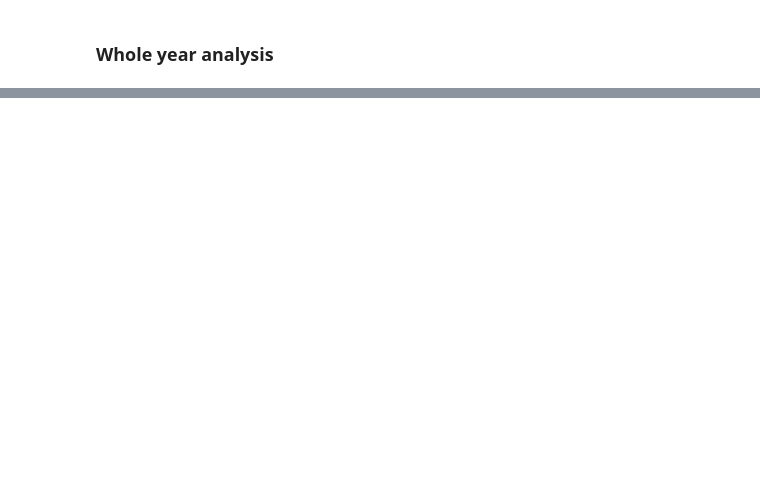
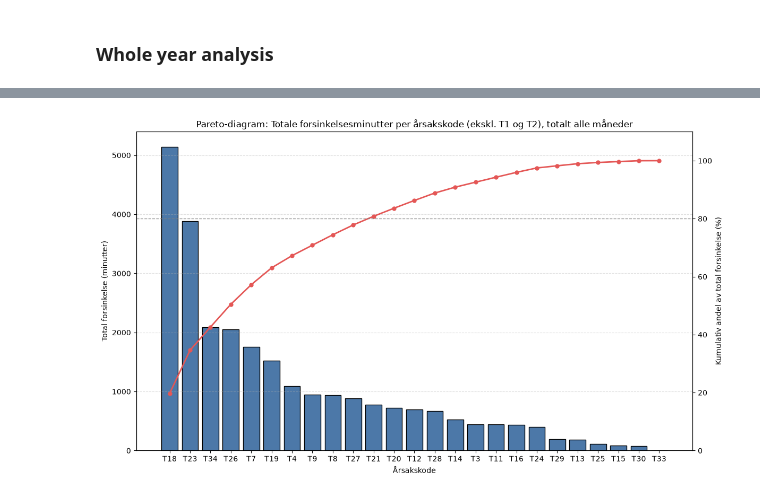
Before and after one commit to KriStrom/masteroppgave26SixSigmaDataanalyse, a Jupyter notebook: 02_analyze_phase/analysis.ipynb, the cells around one changed output, grey strips where cells are left out. Saved outputs shown, nothing was run; the diff lists cells and outputs as text; code cells hidden in the pictures; blank space fills up the shorter version.

```diff
--- a/02_analyze_phase/analysis.ipynb
+++ b/02_analyze_phase/analysis.ipynb
@@ -324,0 +472,89 @@ T33      0.1
+# %%
+code_col = "Årsakskode - terminal (kode)"
+delay_col = "Forsinkelse - terminal"
+
+# Create a working copy
+df_forsinkelse = df_aarsakskodeliste.copy()
+
+# Ensure the delay column is numeric
+df_forsinkelse[delay_col] = pd.to_numeric(
+    df_forsinkelse[delay_col],
+    errors="coerce"
+)
+
+# Keep only rows with a valid code and non-negative delay
+df_forsinkelse = df_forsinkelse[
+    df_forsinkelse[code_col].notna()
+    & df_forsinkelse[delay_col].notna()
+    & (df_forsinkelse[delay_col] >= 0)
+].copy()
+
+# Aggregate total delay per cause code
+delay_by_code = (
+    df_forsinkelse
+    .groupby(code_col)[delay_col]
+    .sum()
+    .sort_values(ascending=False)
+)
+
+# Total positive delay across all included codes
+total_delay = delay_by_code.sum()
+
+# Percentage and cumulative percentage
+share_pct = (delay_by_code / total_delay) * 100
+cum_pct = share_pct.cumsum()
+
+# Pareto diagram
+fig, ax1 = plt.subplots(figsize=(12, 7))
+
+ax1.bar(
+    delay_by_code.index,
+    delay_by_code.values,
+    color="#4C78A8",
+    edgecolor="black"
+)
+
+ax1.set_title(
+    "Pareto-diagram: Totale forsinkelsesminutter per årsakskode (ekskl. T1 og T2), totalt alle måneder"
+)
+ax1.set_xlabel("Årsakskode")
+ax1.set_ylabel("Total forsinkelse (minutter)")
+ax1.grid(axis="y", linestyle="--", alpha=0.4)
+
+# Cumulative percentage line
+ax2 = ax1.twinx()
+ax2.plot(
+    delay_by_code.index,
+    cum_pct.values,
+    color="#E45756",
+    marker="o",
+    linewidth=2,
+    markersize=5
+)
+
+ax2.set_ylabel("Kumulativ andel av total forsinkelse (%)")
+ax2.set_ylim(0, 110)
+ax2.axhline(
+    80,
+    color="gray",
+    linestyle="--",
+    linewidth=1,
+    alpha=0.8
+)
+
+ax1.tick_params(axis="x", rotation=0)
+
+plt.tight_layout()
+plt.show()
+
+print(f"Total positiv forsinkelse: {total_delay:,.1f} minutter")
+print("\nTotal forsinkelse per årsakskode:")
+print(
+    pd.DataFrame({
+        "Total forsinkelse (min)": delay_by_code.round(1),
+        "Andel (%)": share_pct.round(2),
+        "Kumulativ andel (%)": cum_pct.round(2)
+    }).to_string()
+)
+# %% [output]
+[figure, added]
```
Also changed, not shown: parts of 22 cells of this notebook.
